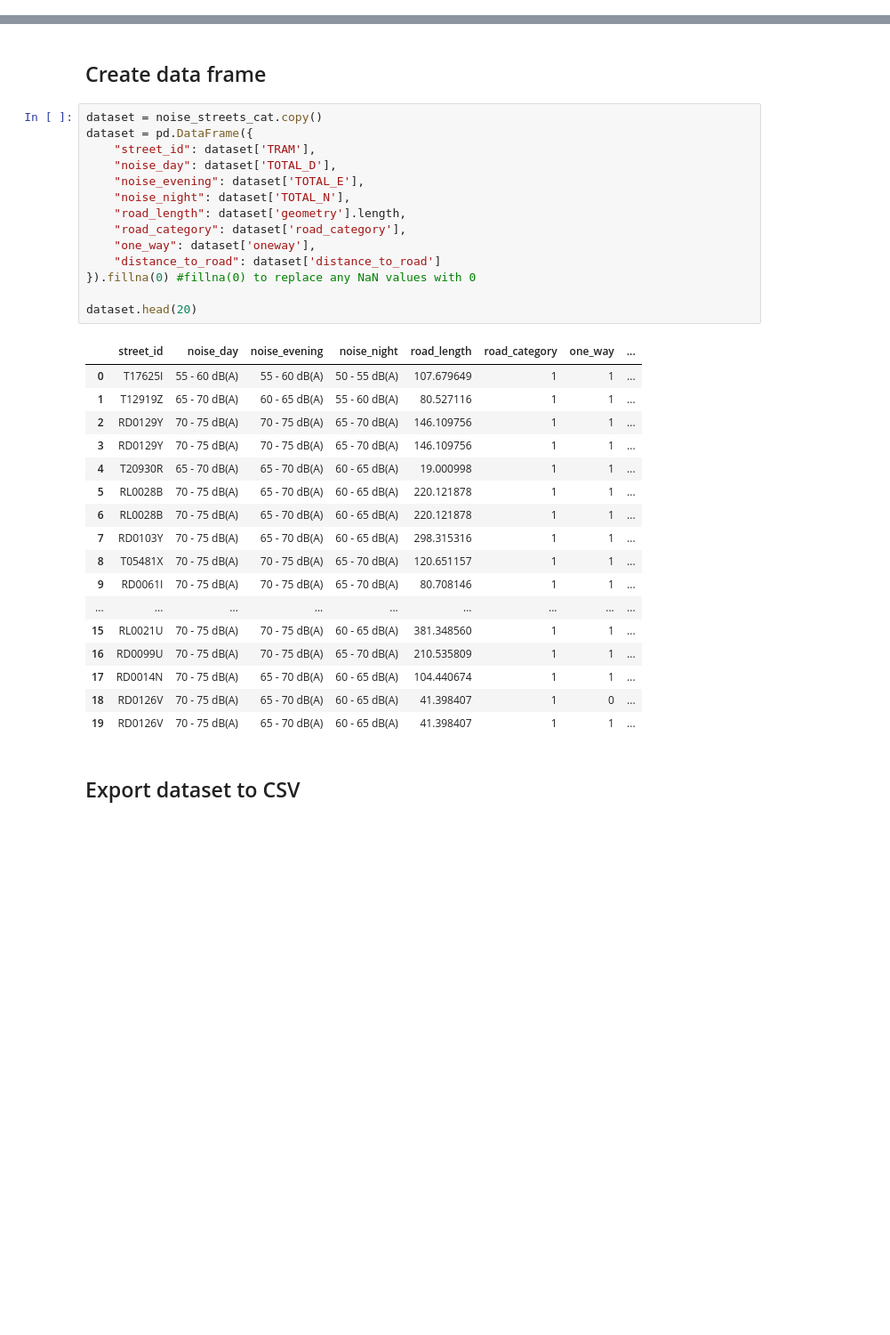
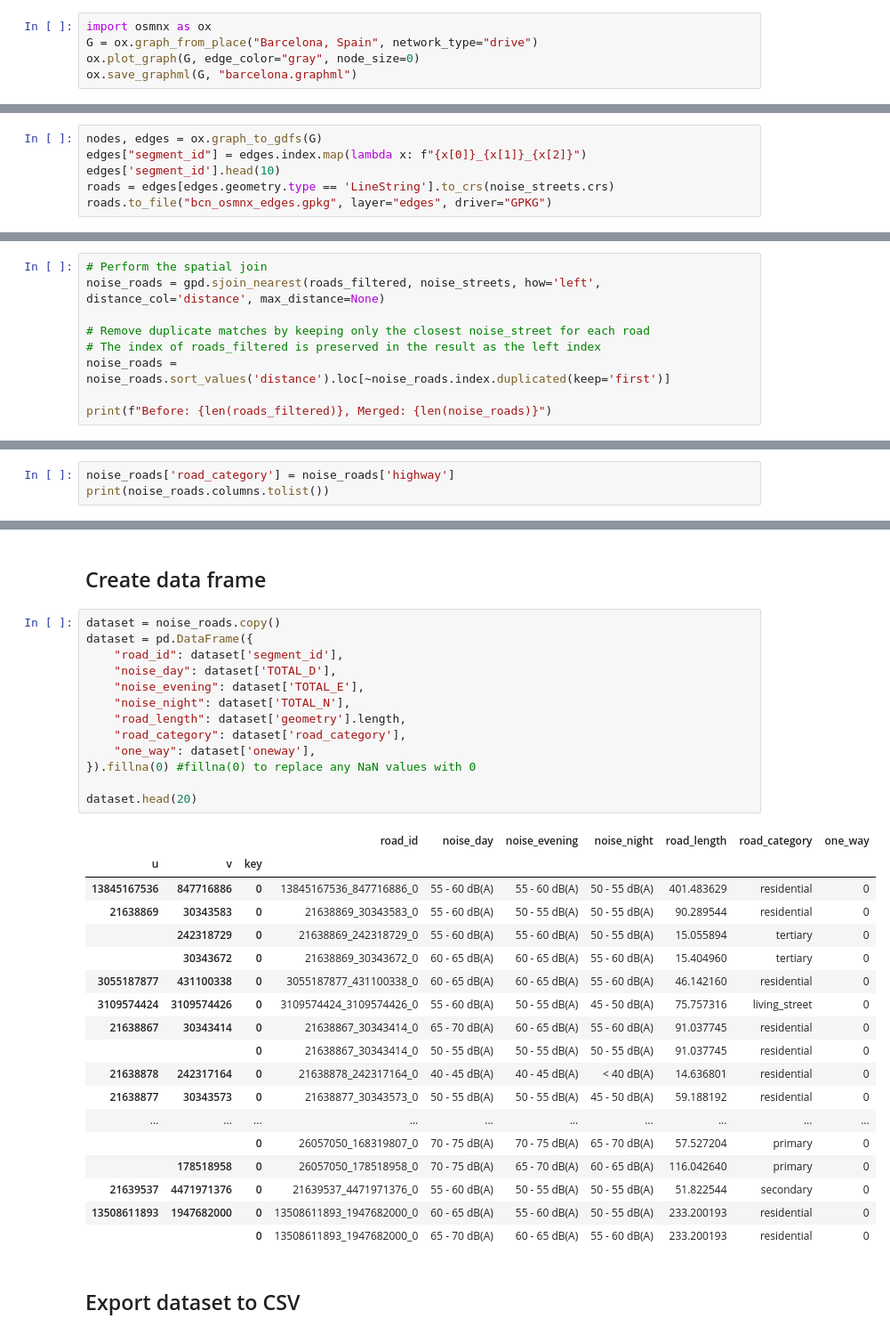
Before and after one commit to AndreaCutroni/ML-Noise-Prediction, a Jupyter notebook: notebooks/osm/OSM_roads.ipynb, the cells around one changed output, grey strips where cells are left out. Shown at 89% size. Saved outputs shown, nothing was run; the diff lists cells and outputs as text; blank space fills up the shorter version.

Commit message:
Apply noise to osm roads instead than category to noise segments

```diff
--- a/notebooks/osm/OSM_roads.ipynb
+++ b/notebooks/osm/OSM_roads.ipynb
@@ -35,0 +28,5 @@ EPSG:25831
+# %%
+import osmnx as ox
+G = ox.graph_from_place("Barcelona, Spain", network_type="drive")
+ox.plot_graph(G, edge_color="gray", node_size=0)
+ox.save_graphml(G, "barcelona.graphml")
@@ -36,3 +35,9 @@ EPSG:25831
+# %%
+nodes, edges = ox.graph_to_gdfs(G)
+edges["segment_id"] = edges.index.map(lambda x: f"{x[0]}_{x[1]}_{x[2]}")
+edges['segment_id'].head(10)
+roads = edges[edges.geometry.type == 'LineString'].to_crs(noise_streets.crs)
+roads.to_file("bcn_osmnx_edges.gpkg", layer="edges", driver="GPKG")
 # %% [markdown]
 ## Check features completeness
 # %%
@@ -161,0 +102,9 @@ noise_streets_cat.plot(figsize=(10, 10), column='highway', linewidth=0.5, legend
+# %%
+# Perform the spatial join
+noise_roads = gpd.sjoin_nearest(roads_filtered, noise_streets, how='left', distance_col='distance', max_distance=None)
+
+# Remove duplicate matches by keeping only the closest noise_street for each road
+# The index of roads_filtered is preserved in the result as the left index
+noise_roads = noise_roads.sort_values('distance').loc[~noise_roads.index.duplicated(keep='first')]
+
+print(f"Before: {len(roads_filtered)}, Merged: {len(noise_roads)}")
@@ -161,0 +157,3 @@ noise_streets_cat.plot(figsize=(10, 10), column='highway', linewidth=0.5, legend
+# %%
+noise_roads['road_category'] = noise_roads['highway']
+print(noise_roads.columns.tolist())
@@ -162,37 +162,37 @@ noise_streets_cat.plot(figsize=(10, 10), column='highway', linewidth=0.5, legend
 # %% [markdown]
 ## Create data frame
 # %%
-dataset = noise_streets_cat.copy()
+dataset = noise_roads.copy()
 dataset = pd.DataFrame({
-    "street_id": dataset['TRAM'],
+    "road_id": dataset['segment_id'],
     "noise_day": dataset['TOTAL_D'],
     "noise_evening": dataset['TOTAL_E'],
     "noise_night": dataset['TOTAL_N'],
     "road_length": dataset['geometry'].length,
     "road_category": dataset['road_category'],
     "one_way": dataset['oneway'],
-    "distance_to_road": dataset['distance_to_road']
 }).fillna(0) #fillna(0) to replace any NaN values with 0
 
 dataset.head(20)
 # %% [output]
-|  | street_id | noise_day | noise_evening | noise_night | road_length | road_category | one_way | ... |
-| 0 | T17625I | 55 - 60 dB(A) | 55 - 60 dB(A) | 50 - 55 dB(A) | 107.679649 | 1 | 1 | ... |
-| 1 | T12919Z | 65 - 70 dB(A) | 60 - 65 dB(A) | 55 - 60 dB(A) | 80.527116 | 1 | 1 | ... |
-| 2 | RD0129Y | 70 - 75 dB(A) | 70 - 75 dB(A) | 65 - 70 dB(A) | 146.109756 | 1 | 1 | ... |
-| 3 | RD0129Y | 70 - 75 dB(A) | 70 - 75 dB(A) | 65 - 70 dB(A) | 146.109756 | 1 | 1 | ... |
-| 4 | T20930R | 65 - 70 dB(A) | 65 - 70 dB(A) | 60 - 65 dB(A) | 19.000998 | 1 | 1 | ... |
-| 5 | RL0028B | 70 - 75 dB(A) | 65 - 70 dB(A) | 60 - 65 dB(A) | 220.121878 | 1 | 1 | ... |
-| 6 | RL0028B | 70 - 75 dB(A) | 65 - 70 dB(A) | 60 - 65 dB(A) | 220.121878 | 1 | 1 | ... |
-| 7 | RD0103Y | 70 - 75 dB(A) | 65 - 70 dB(A) | 60 - 65 dB(A) | 298.315316 | 1 | 1 | ... |
-| 8 | T05481X | 70 - 75 dB(A) | 70 - 75 dB(A) | 65 - 70 dB(A) | 120.651157 | 1 | 1 | ... |
-| 9 | RD0061I | 70 - 75 dB(A) | 70 - 75 dB(A) | 65 - 70 dB(A) | 80.708146 | 1 | 1 | ... |
-| ... | ... | ... | ... | ... | ... | ... | ... | ... |
-| 15 | RL0021U | 70 - 75 dB(A) | 70 - 75 dB(A) | 60 - 65 dB(A) | 381.348560 | 1 | 1 | ... |
-| 16 | RD0099U | 70 - 75 dB(A) | 70 - 75 dB(A) | 65 - 70 dB(A) | 210.535809 | 1 | 1 | ... |
-| 17 | RD0014N | 70 - 75 dB(A) | 65 - 70 dB(A) | 60 - 65 dB(A) | 104.440674 | 1 | 1 | ... |
-| 18 | RD0126V | 70 - 75 dB(A) | 65 - 70 dB(A) | 60 - 65 dB(A) | 41.398407 | 1 | 0 | ... |
-| 19 | RD0126V | 70 - 75 dB(A) | 65 - 70 dB(A) | 60 - 65 dB(A) | 41.398407 | 1 | 1 | ... |
+|  |  |  | road_id | noise_day | noise_evening | noise_night | road_length | road_category | one_way |
+| u | v | key |  |  |  |  |  |  |  |
+| 13845167536 | 847716886 | 0 | 13845167536_847716886_0 | 55 - 60 dB(A) | 55 - 60 dB(A) | 50 - 55 dB(A) | 401.483629 | residential | 0 |
+| 21638869 | 30343583 | 0 | 21638869_30343583_0 | 55 - 60 dB(A) | 50 - 55 dB(A) | 50 - 55 dB(A) | 90.289544 | residential | 0 |
+|  | 242318729 | 0 | 21638869_242318729_0 | 55 - 60 dB(A) | 55 - 60 dB(A) | 50 - 55 dB(A) | 15.055894 | tertiary | 0 |
+|  | 30343672 | 0 | 21638869_30343672_0 | 60 - 65 dB(A) | 60 - 65 dB(A) | 55 - 60 dB(A) | 15.404960 | tertiary | 0 |
+| 3055187877 | 431100338 | 0 | 3055187877_431100338_0 | 60 - 65 dB(A) | 60 - 65 dB(A) | 55 - 60 dB(A) | 46.142160 | residential | 0 |
+| 3109574424 | 3109574426 | 0 | 3109574424_3109574426_0 | 55 - 60 dB(A) | 50 - 55 dB(A) | 45 - 50 dB(A) | 75.757316 | living_street | 0 |
+| 21638867 | 30343414 | 0 | 21638867_30343414_0 | 65 - 70 dB(A) | 60 - 65 dB(A) | 55 - 60 dB(A) | 91.037745 | residential | 0 |
+|  |  | 0 | 21638867_30343414_0 | 50 - 55 dB(A) | 50 - 55 dB(A) | 50 - 55 dB(A) | 91.037745 | residential | 0 |
+| 21638878 | 242317164 | 0 | 21638878_242317164_0 | 40 - 45 dB(A) | 40 - 45 dB(A) | < 40 dB(A) | 14.636801 | residential | 0 |
+| 21638877 | 30343573 | 0 | 21638877_30343573_0 | 50 - 55 dB(A) | 50 - 55 dB(A) | 45 - 50 dB(A) | 59.188192 | residential | 0 |
+| ... | ... | ... | ... | ... | ... | ... | ... | ... | ... |
+|  |  | 0 | 26057050_168319807_0 | 70 - 75 dB(A) | 70 - 75 dB(A) | 65 - 70 dB(A) | 57.527204 | primary | 0 |
+|  | 178518958 | 0 | 26057050_178518958_0 | 70 - 75 dB(A) | 65 - 70 dB(A) | 60 - 65 dB(A) | 116.042640 | primary | 0 |
+| 21639537 | 4471971376 | 0 | 21639537_4471971376_0 | 55 - 60 dB(A) | 50 - 55 dB(A) | 50 - 55 dB(A) | 51.822544 | secondary | 0 |
+| 13508611893 | 1947682000 | 0 | 13508611893_1947682000_0 | 60 - 65 dB(A) | 55 - 60 dB(A) | 50 - 55 dB(A) | 233.200193 | residential | 0 |
+|  |  | 0 | 13508611893_1947682000_0 | 65 - 70 dB(A) | 60 - 65 dB(A) | 55 - 60 dB(A) | 233.200193 | residential | 0 |
 # %% [markdown]
 ## Export dataset to CSV
 # %%
```
Also changed, not shown: parts of 13 cells of this notebook, 14 other files.
